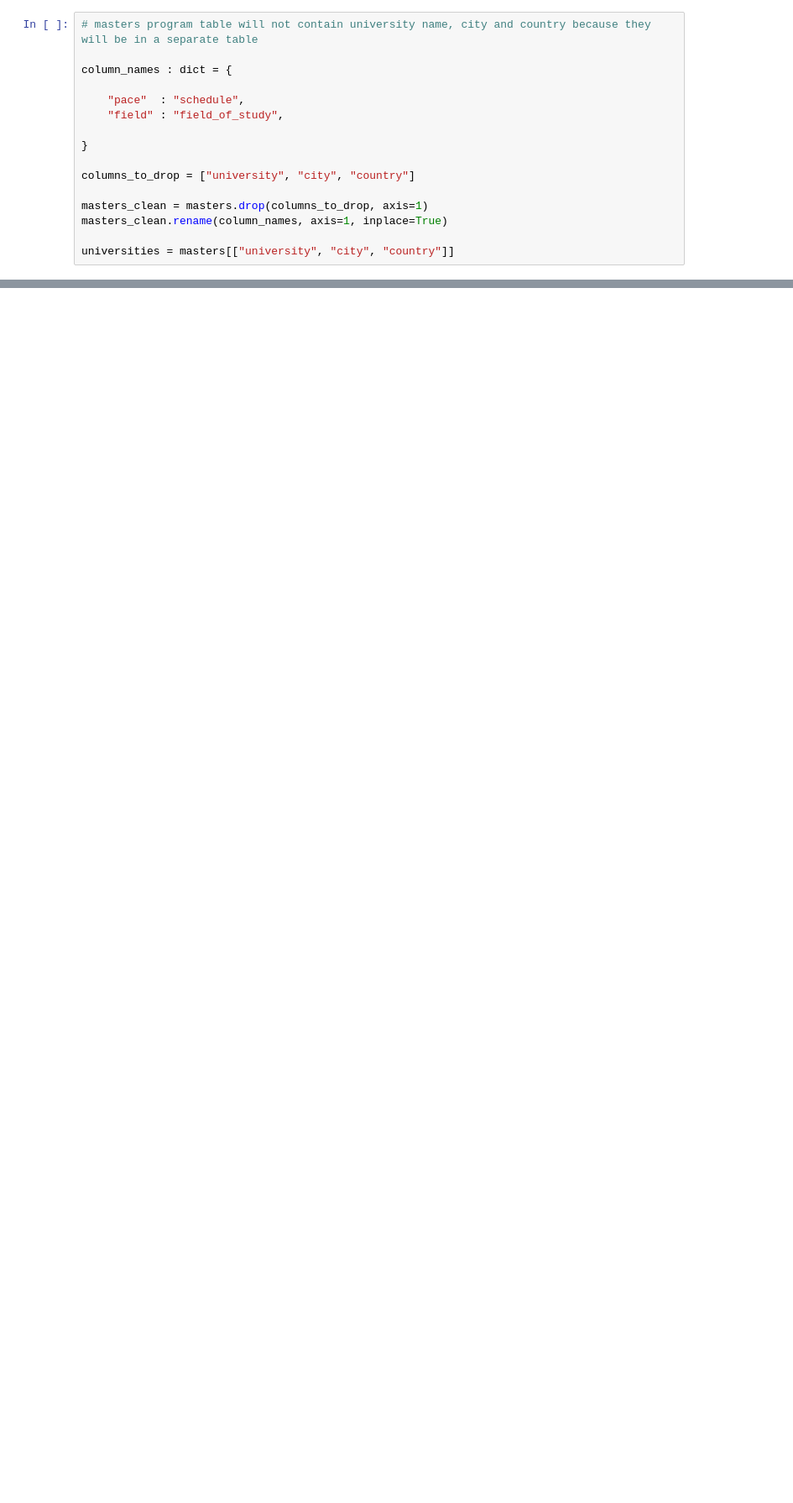
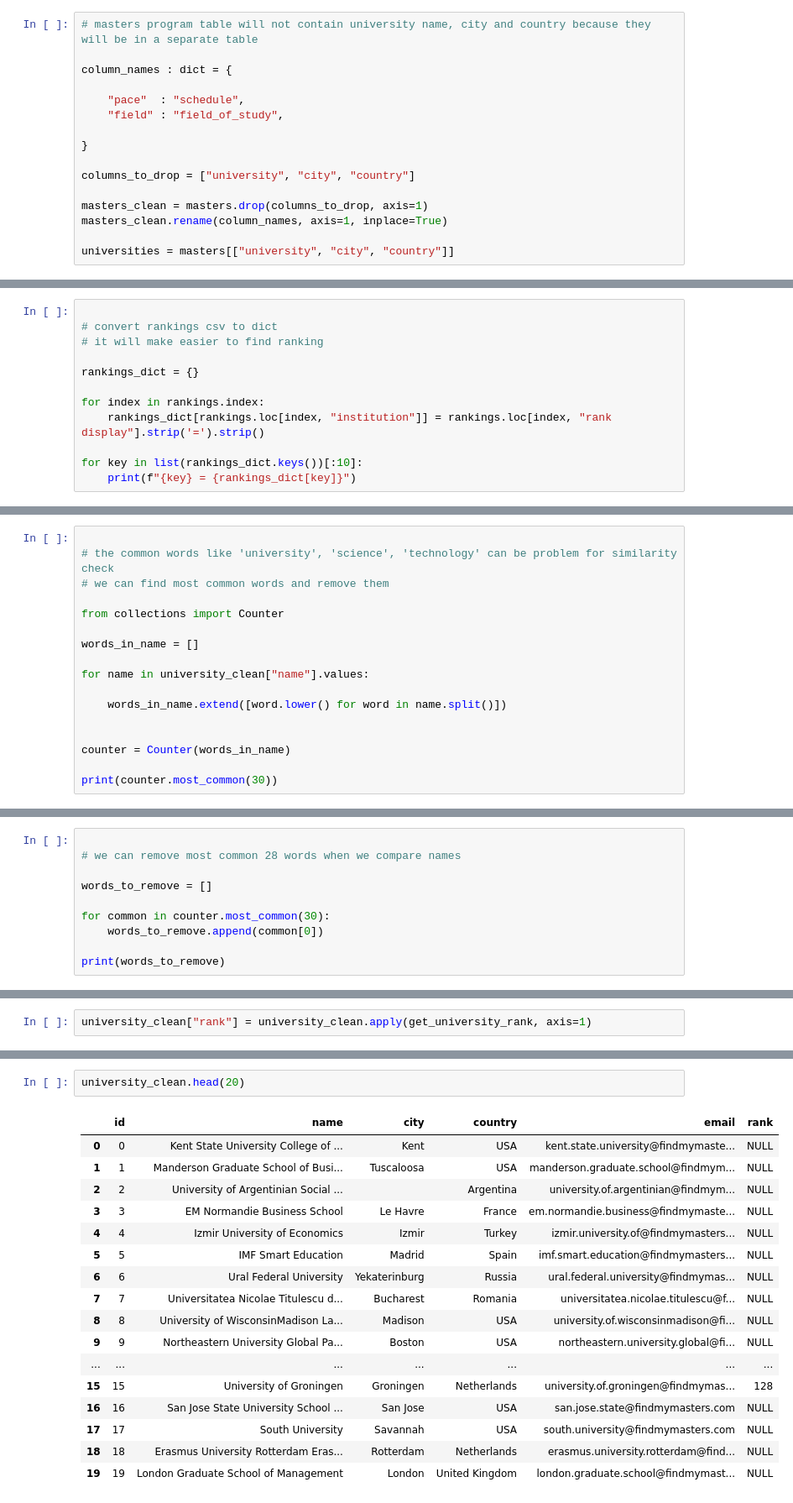
Before and after one commit to PicoloGroup/DB-FindMyMasters, a Jupyter notebook: data-version2/MasterProgramsDataCleaning.ipynb, the cells around one changed output, grey strips where cells are left out. Shown: that part at 84% size. Drawn from its saved outputs; the diff is of its cells as text; blank space fills up the shorter version.

Commit message:
feat: clean cities and universities

```diff
--- a/data-version2/MasterProgramsDataCleaning.ipynb
+++ b/data-version2/MasterProgramsDataCleaning.ipynb
@@ -103,0 +148,12 @@ memory usage: 142.9+ KB
+# %%
+
+# convert rankings csv to dict
+# it will make easier to find ranking
+
+rankings_dict = {}
+
+for index in rankings.index:
+    rankings_dict[rankings.loc[index, "institution"]] = rankings.loc[index, "rank display"].strip('=').strip()
+
+for key in list(rankings_dict.keys())[:10]:
+    print(f"{key} = {rankings_dict[key]}")
@@ -103,0 +171,17 @@ memory usage: 142.9+ KB
+# %%
+
+# the common words like 'university', 'science', 'technology' can be problem for similarity check
+# we can find most common words and remove them
+
+from collections import Counter
+
+words_in_name = []
+
+for name in university_clean["name"].values:
+
+    words_in_name.extend([word.lower() for word in name.split()])
+
+
+counter = Counter(words_in_name)
+
+print(counter.most_common(30))
@@ -103,0 +190,10 @@ memory usage: 142.9+ KB
+# %%
+
+# we can remove most common 28 words when we compare names
+
+words_to_remove = []
+
+for common in counter.most_common(30):
+    words_to_remove.append(common[0])
+
+print(words_to_remove)
@@ -103,0 +271,2 @@ memory usage: 142.9+ KB
+# %%
+university_clean["rank"] = university_clean.apply(get_university_rank, axis=1)
@@ -103,0 +291,20 @@ memory usage: 142.9+ KB
+# %%
+university_clean.head(20)
+# %% [output]
+|  | id | name | city | country | email | rank |
+| 0 | 0 | Kent State University College of ... | Kent | USA | kent.state.university@findmymaste... | NULL |
+| 1 | 1 | Manderson Graduate School of Busi... | Tuscaloosa | USA | manderson.graduate.school@findmym... | NULL |
+| 2 | 2 | University of Argentinian Social ... |  | Argentina | university.of.argentinian@findmym... | NULL |
+| 3 | 3 | EM Normandie Business School | Le Havre | France | em.normandie.business@findmymaste... | NULL |
+| 4 | 4 | Izmir University of Economics | Izmir | Turkey | izmir.university.of@findmymasters... | NULL |
+| 5 | 5 | IMF Smart Education | Madrid | Spain | imf.smart.education@findmymasters... | NULL |
+| 6 | 6 | Ural Federal University | Yekaterinburg | Russia | ural.federal.university@findmymas... | NULL |
+| 7 | 7 | Universitatea Nicolae Titulescu d... | Bucharest | Romania | universitatea.nicolae.titulescu@f... | NULL |
+| 8 | 8 | University of WisconsinMadison La... | Madison | USA | university.of.wisconsinmadison@fi... | NULL |
+| 9 | 9 | Northeastern University Global Pa... | Boston | USA | northeastern.university.global@fi... | NULL |
+| ... | ... | ... | ... | ... | ... | ... |
+| 15 | 15 | University of Groningen | Groningen | Netherlands | university.of.groningen@findmymas... | 128 |
+| 16 | 16 | San Jose State University School ... | San Jose | USA | san.jose.state@findmymasters.com | NULL |
+| 17 | 17 | South University | Savannah | USA | south.university@findmymasters.com | NULL |
+| 18 | 18 | Erasmus University Rotterdam Eras... | Rotterdam | Netherlands | erasmus.university.rotterdam@find... | NULL |
+| 19 | 19 | London Graduate School of Management | London | United Kingdom | london.graduate.school@findmymast... | NULL |
```
Also changed, not shown: parts of 32 cells of this notebook, 4 other files.
